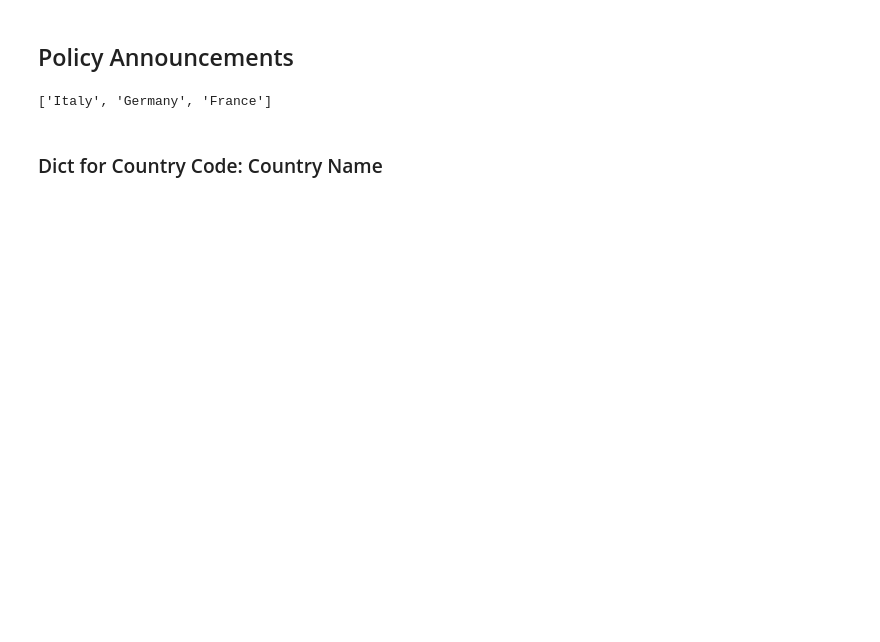
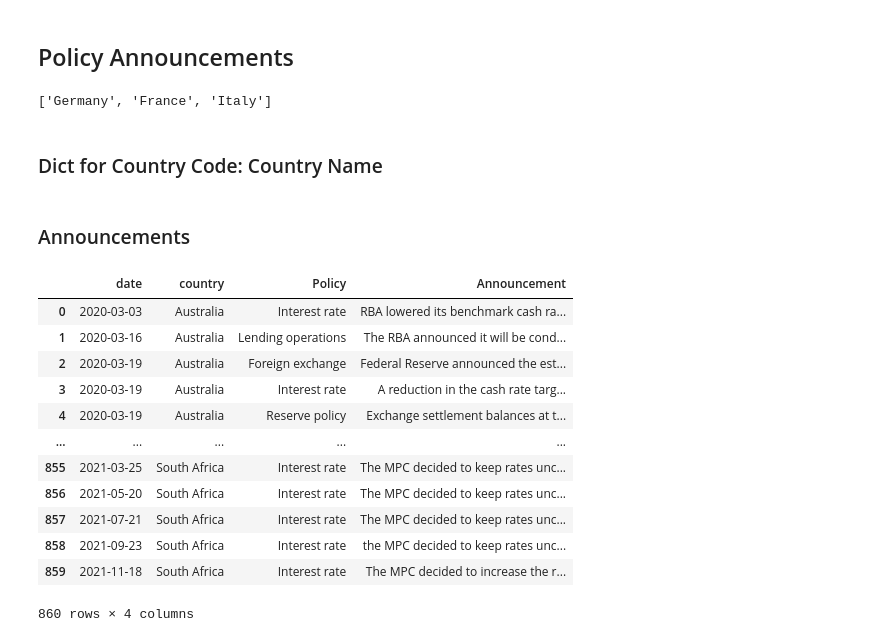
Before and after one commit to Suprabhash/TermPaper---Analyzing-Effects-of-Central-Bank-Monetary-Policy-on-Interest-Rate-Markets, a Jupyter notebook: PanelData.ipynb, the cells around one changed output. Cells and saved outputs as stored; diff of their text form; code cells hidden in the pictures; blank space fills up the shorter version.

Commit message:
Panel Data - 2

```diff
--- a/PanelData.ipynb
+++ b/PanelData.ipynb
@@ -213,13 +116,44 @@ monthly_fitted_yield
 # %% [markdown]
 ## Policy Announcements
 # %%
-countries_with_data = list(monthly_fitted_yield["country"].unique())
+countries_with_data = list(daily_fitted_yield["country"].unique())
 # %%
-df = pd.read_excel(f'PolicyAnnouncements.xlsx', sheet_name='Central banks')
-countries_with_announcements = list(df["Country name"].unique())
+codes_df = pd.read_excel(f'PolicyAnnouncements.xlsx', sheet_name='Central banks')
+countries_with_announcements = list(codes_df["Country name"].unique())
 # %%
 list(set(countries_with_data) - set(countries_with_data).intersection(set(countries_with_announcements)))
 # %% [output]
-['Italy', 'Germany', 'France']
+['Germany', 'France', 'Italy']
 # %% [markdown]
 ### Dict for Country Code: Country Name
+# %%
+codes = {}
+for i in range(len(codes_df)):
+    if codes_df.loc[i, "Country name"] in countries_with_data:
+        codes[codes_df.loc[i, "Country name"]] = codes_df.loc[i, "Country code"]
+codes["Italy"] = "EA"
+codes["Germany"] = "EA"
+codes["France"] = "EA"
+# %% [markdown]
+### Announcements
+# %%
+announcements_df = pd.read_excel(f'PolicyAnnouncements.xlsx', sheet_name='Announcements')[["Date", "Country", "Policy ", "Announcement"]]
+announcements_df = announcements_df[announcements_df["Country"].isin(list(codes.values()))].reset_index(drop=True)
+announcements_df["Country"] = announcements_df["Country"].replace({value: key for key, value in codes.items()})
+announcements_df.rename(columns={"Country": "country", "Date": "date"}, inplace=True)
+# %%
+announcements_df
+# %% [output]
+|  | date | country | Policy | Announcement |
+| 0 | 2020-03-03 | Australia | Interest rate | RBA lowered its benchmark cash ra... |
+| 1 | 2020-03-16 | Australia | Lending operations | The RBA announced it will be cond... |
+| 2 | 2020-03-19 | Australia | Foreign exchange | Federal Reserve announced the est... |
+| 3 | 2020-03-19 | Australia | Interest rate | A reduction in the cash rate targ... |
+| 4 | 2020-03-19 | Australia | Reserve policy | Exchange settlement balances at t... |
+| ... | ... | ... | ... | ... |
+| 855 | 2021-03-25 | South Africa | Interest rate | The MPC decided to keep rates unc... |
+| 856 | 2021-05-20 | South Africa | Interest rate | The MPC decided to keep rates unc... |
+| 857 | 2021-07-21 | South Africa | Interest rate | The MPC decided to keep rates unc... |
+| 858 | 2021-09-23 | South Africa | Interest rate | the MPC decided to keep rates unc... |
+| 859 | 2021-11-18 | South Africa | Interest rate | The MPC decided to increase the r... |
+860 rows × 4 columns
```
Also changed, not shown: parts of 17 cells of this notebook, 5 other files.
